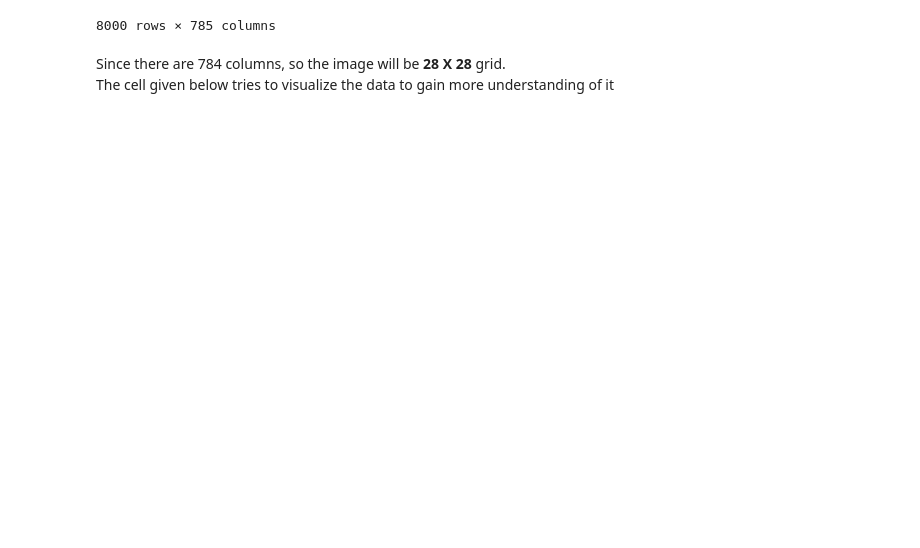
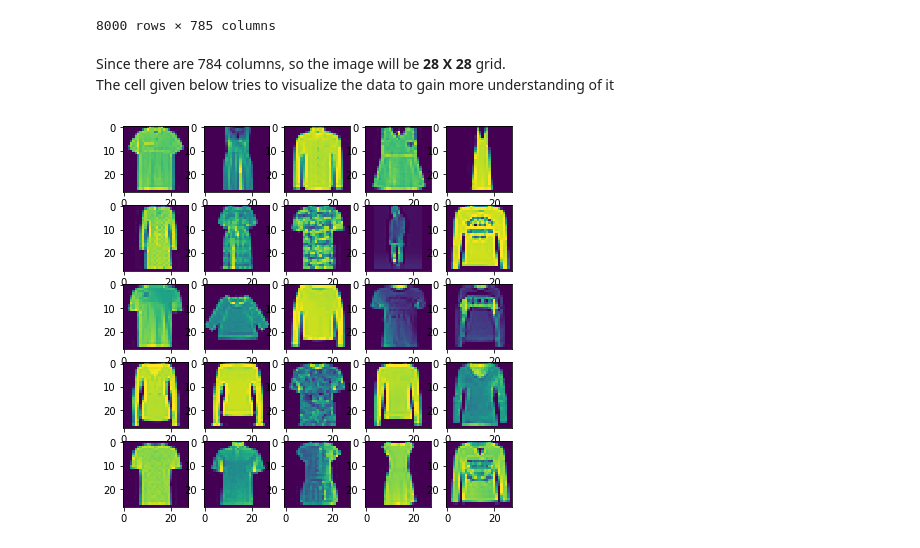
Before and after one commit to iamdeepti/MIDAS, a Jupyter notebook: cv_problem/Untitled.ipynb, the cells around one changed output. Saved outputs shown, nothing was run; the diff lists cells and outputs as text; code cells hidden in the pictures; blank space fills up the shorter version.

Commit message:
reconstruct images using dataset

```diff
--- a/cv_problem/Untitled.ipynb
+++ b/cv_problem/Untitled.ipynb
@@ -50,3 +51,19 @@ display(data)
 8000 rows × 785 columns
 # %% [markdown]
 <p> Since there are 784 columns, so the image will be <strong>28 X 28</strong> grid.<br/> The cell given below tries to visualize the data to gain more understanding of it </p>
+# %%
+m = 28
+
+# x stores the pixel density of one complete 28 X 28 grid
+x = np.zeros((m,m))
+
+# creating 20 subplots of
+fig, ax = plt.subplots(5, 5, figsize=(7, 7))
+for a,k in zip(ax.flat,range(25)):
+    for i in range(0,756,28):
+        j = int(i/28)
+        x[j,:] = X.values[k,i:i+28]
+    a.imshow(x)
+    a.set_title()
+# %% [output]
+[figure, added]
```
Also changed, not shown: parts of 1 cell of this notebook.
